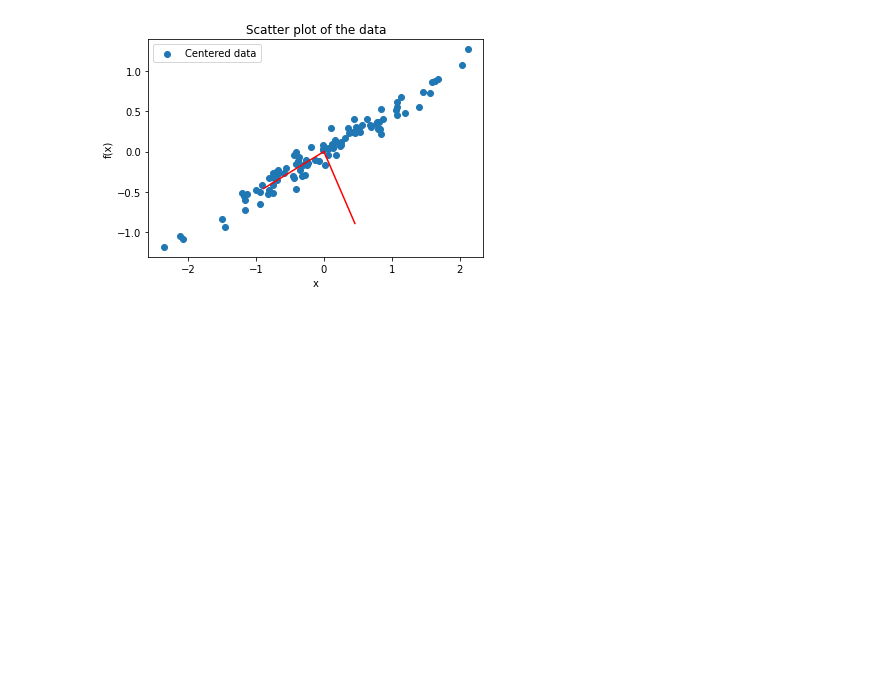
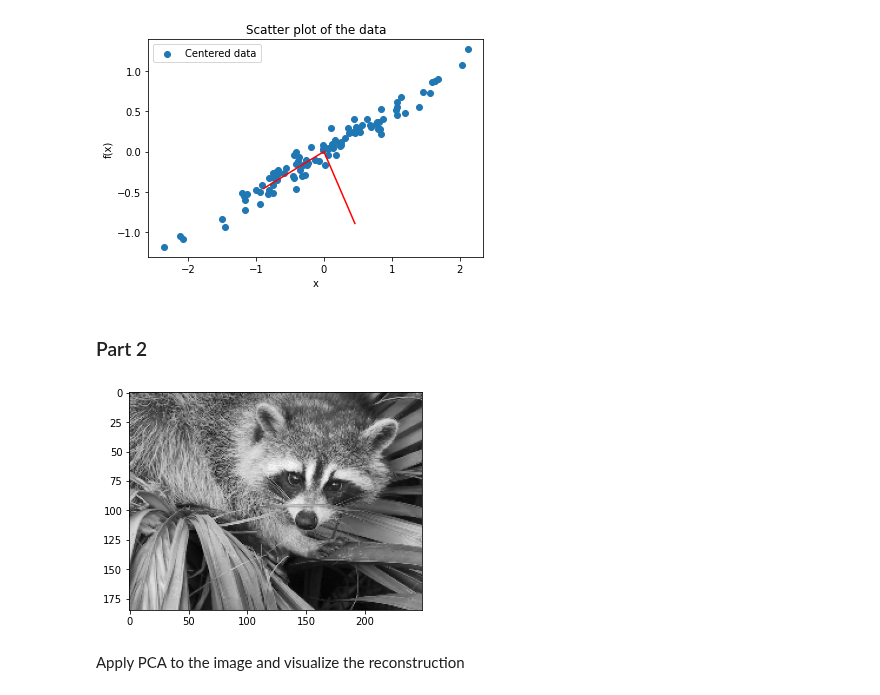
Before and after one commit to AlexPasqua/MLCMS-exercises, a Jupyter notebook: EX4/task1.ipynb, the cells around one changed output. Cells and saved outputs as stored; diff of their text form; code cells hidden in the pictures; blank space fills up the shorter version.

Commit message:
Task1: part 2 done

```diff
--- a/EX4/task1.ipynb
+++ b/EX4/task1.ipynb
@@ -102,3 +103,12 @@ plt.legend()
 plt.show()
 # %% [output]
 [figure]
+# %% [markdown]
+### Part 2
+# %%
+# Load and display the image of the racoon
+racoon = load_racoon(display=True)
+# %% [output]
+[figure, added]
+# %% [markdown]
+Apply PCA to the image and visualize the reconstruction
```
Also changed, not shown: parts of 8 cells of this notebook, 2 other files.
